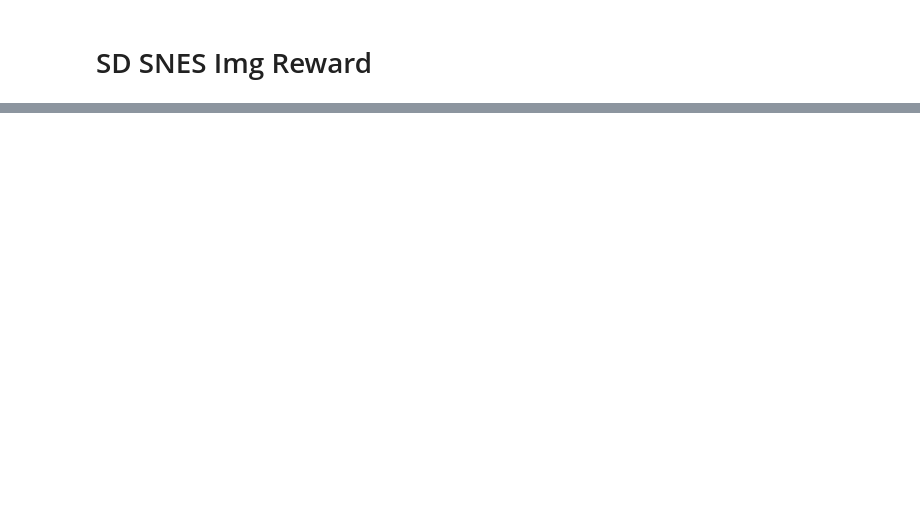
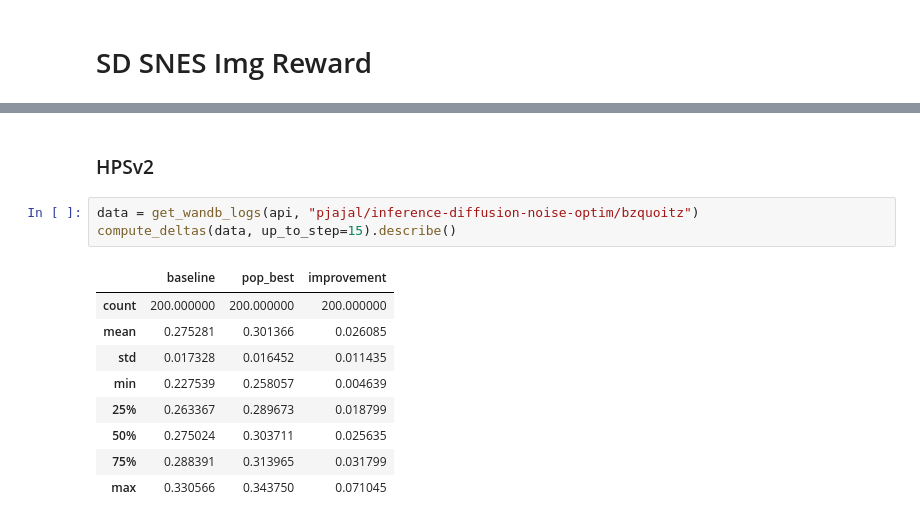
Before and after one commit to pjjajal/diffusion-trajectory, a Jupyter notebook: analysis.ipynb, the cells around one changed output, grey strips where cells are left out. Saved outputs shown, nothing was run; the diff lists cells and outputs as text; blank space fills up the shorter version.

```diff
--- a/analysis.ipynb
+++ b/analysis.ipynb
@@ -89,0 +213,15 @@ dataset = create_dataset(cfg)
+# %% [markdown]
+### HPSv2
+# %%
+data = get_wandb_logs(api, "pjajal/inference-diffusion-noise-optim/bzquoitz")
+compute_deltas(data, up_to_step=15).describe()
+# %% [output]
+|  | baseline | pop_best | improvement |
+| count | 200.000000 | 200.000000 | 200.000000 |
+| mean | 0.275281 | 0.301366 | 0.026085 |
+| std | 0.017328 | 0.016452 | 0.011435 |
+| min | 0.227539 | 0.258057 | 0.004639 |
+| 25% | 0.263367 | 0.289673 | 0.018799 |
+| 50% | 0.275024 | 0.303711 | 0.025635 |
+| 75% | 0.288391 | 0.313965 | 0.031799 |
+| max | 0.330566 | 0.343750 | 0.071045 |
```
Also changed, not shown: parts of 49 cells of this notebook.
